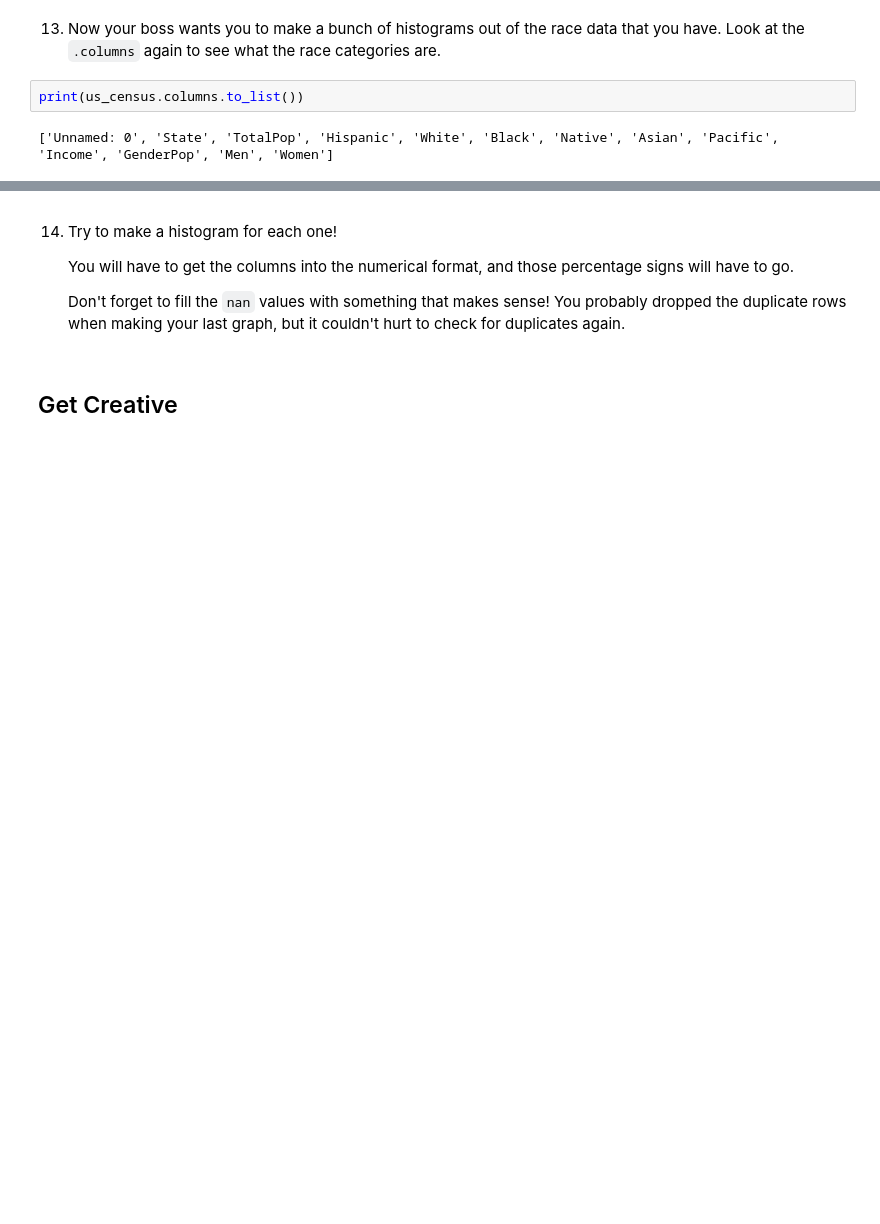
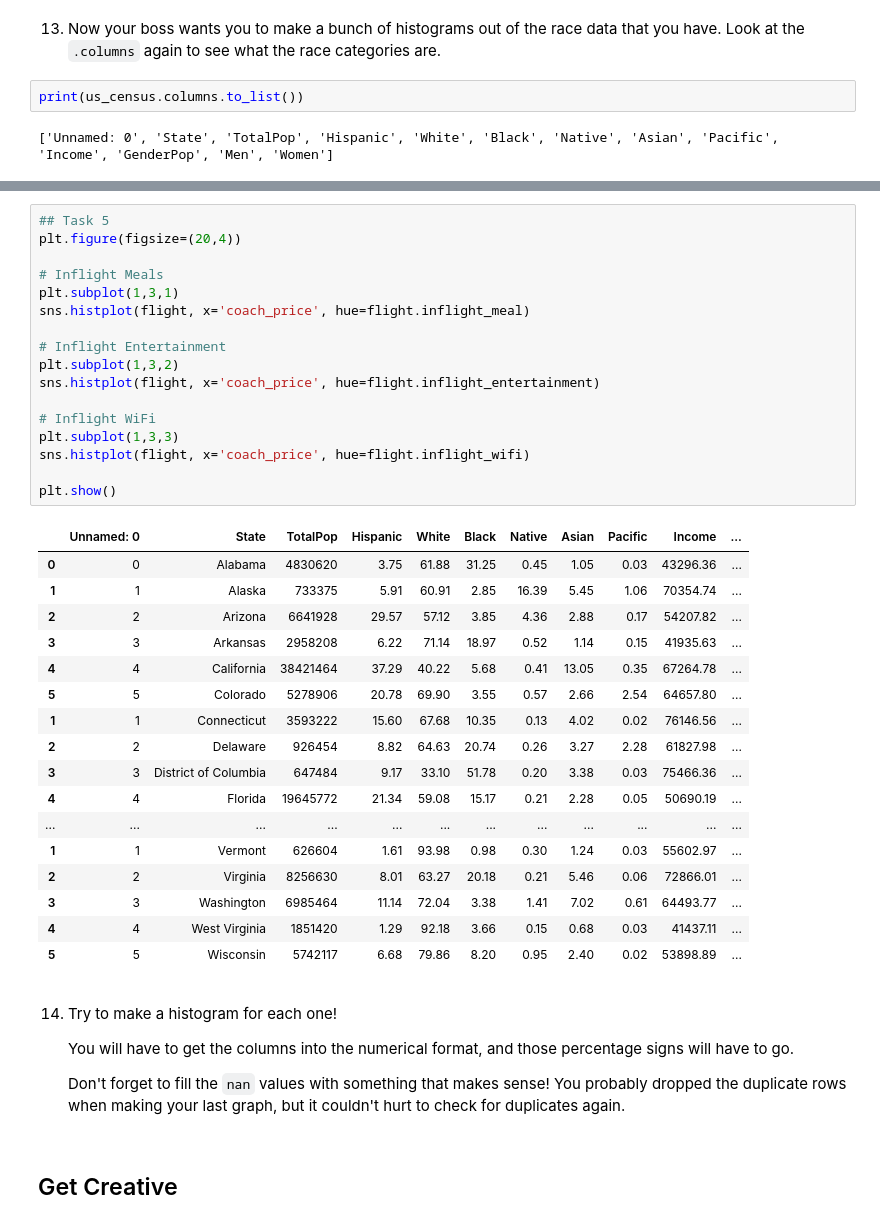
Before and after one commit to maylonleoncio/Codecademy-Projects, a Jupyter notebook: Cleaning-US-Census/Cleaning US Census Data.ipynb, the cells around one changed output, grey strips where cells are left out. Cells and saved outputs as stored; diff of their text form; blank space fills up the shorter version.

```diff
--- a/Cleaning-US-Census/Cleaning US Census Data.ipynb
+++ b/Cleaning-US-Census/Cleaning US Census Data.ipynb
@@ -238,3 +258,38 @@ print(us_census.columns.to_list())
+# %%
+## Task 5
+plt.figure(figsize=(20,4))
+
+# Inflight Meals
+plt.subplot(1,3,1)
+sns.histplot(flight, x='coach_price', hue=flight.inflight_meal)
+
+# Inflight Entertainment
+plt.subplot(1,3,2)
+sns.histplot(flight, x='coach_price', hue=flight.inflight_entertainment)
+
+# Inflight WiFi
+plt.subplot(1,3,3)
+sns.histplot(flight, x='coach_price', hue=flight.inflight_wifi)
+
+plt.show()
+# %% [output]
+|  | Unnamed: 0 | State | TotalPop | Hispanic | White | Black | Native | Asian | Pacific | Income | ... |
+| 0 | 0 | Alabama | 4830620 | 3.75 | 61.88 | 31.25 | 0.45 | 1.05 | 0.03 | 43296.36 | ... |
+| 1 | 1 | Alaska | 733375 | 5.91 | 60.91 | 2.85 | 16.39 | 5.45 | 1.06 | 70354.74 | ... |
+| 2 | 2 | Arizona | 6641928 | 29.57 | 57.12 | 3.85 | 4.36 | 2.88 | 0.17 | 54207.82 | ... |
+| 3 | 3 | Arkansas | 2958208 | 6.22 | 71.14 | 18.97 | 0.52 | 1.14 | 0.15 | 41935.63 | ... |
+| 4 | 4 | California | 38421464 | 37.29 | 40.22 | 5.68 | 0.41 | 13.05 | 0.35 | 67264.78 | ... |
+| 5 | 5 | Colorado | 5278906 | 20.78 | 69.90 | 3.55 | 0.57 | 2.66 | 2.54 | 64657.80 | ... |
+| 1 | 1 | Connecticut | 3593222 | 15.60 | 67.68 | 10.35 | 0.13 | 4.02 | 0.02 | 76146.56 | ... |
+| 2 | 2 | Delaware | 926454 | 8.82 | 64.63 | 20.74 | 0.26 | 3.27 | 2.28 | 61827.98 | ... |
+| 3 | 3 | District of Columbia | 647484 | 9.17 | 33.10 | 51.78 | 0.20 | 3.38 | 0.03 | 75466.36 | ... |
+| 4 | 4 | Florida | 19645772 | 21.34 | 59.08 | 15.17 | 0.21 | 2.28 | 0.05 | 50690.19 | ... |
+| ... | ... | ... | ... | ... | ... | ... | ... | ... | ... | ... | ... |
+| 1 | 1 | Vermont | 626604 | 1.61 | 93.98 | 0.98 | 0.30 | 1.24 | 0.03 | 55602.97 | ... |
+| 2 | 2 | Virginia | 8256630 | 8.01 | 63.27 | 20.18 | 0.21 | 5.46 | 0.06 | 72866.01 | ... |
+| 3 | 3 | Washington | 6985464 | 11.14 | 72.04 | 3.38 | 1.41 | 7.02 | 0.61 | 64493.77 | ... |
+| 4 | 4 | West Virginia | 1851420 | 1.29 | 92.18 | 3.66 | 0.15 | 0.68 | 0.03 | 41437.11 | ... |
+| 5 | 5 | Wisconsin | 5742117 | 6.68 | 79.86 | 8.20 | 0.95 | 2.40 | 0.02 | 53898.89 | ... |
 # %% [markdown]
 14. Try to make a histogram for each one!
 
```
Also changed, not shown: parts of 1 cell of this notebook.
